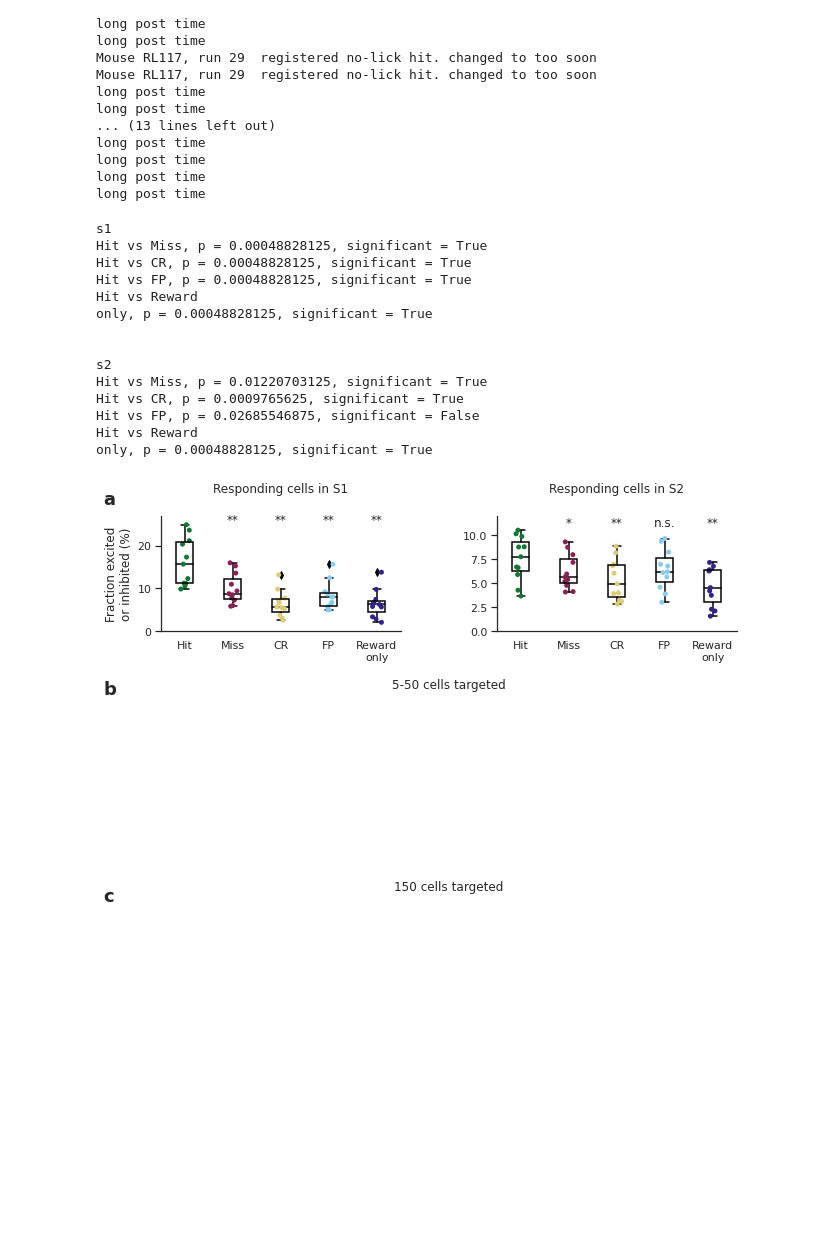
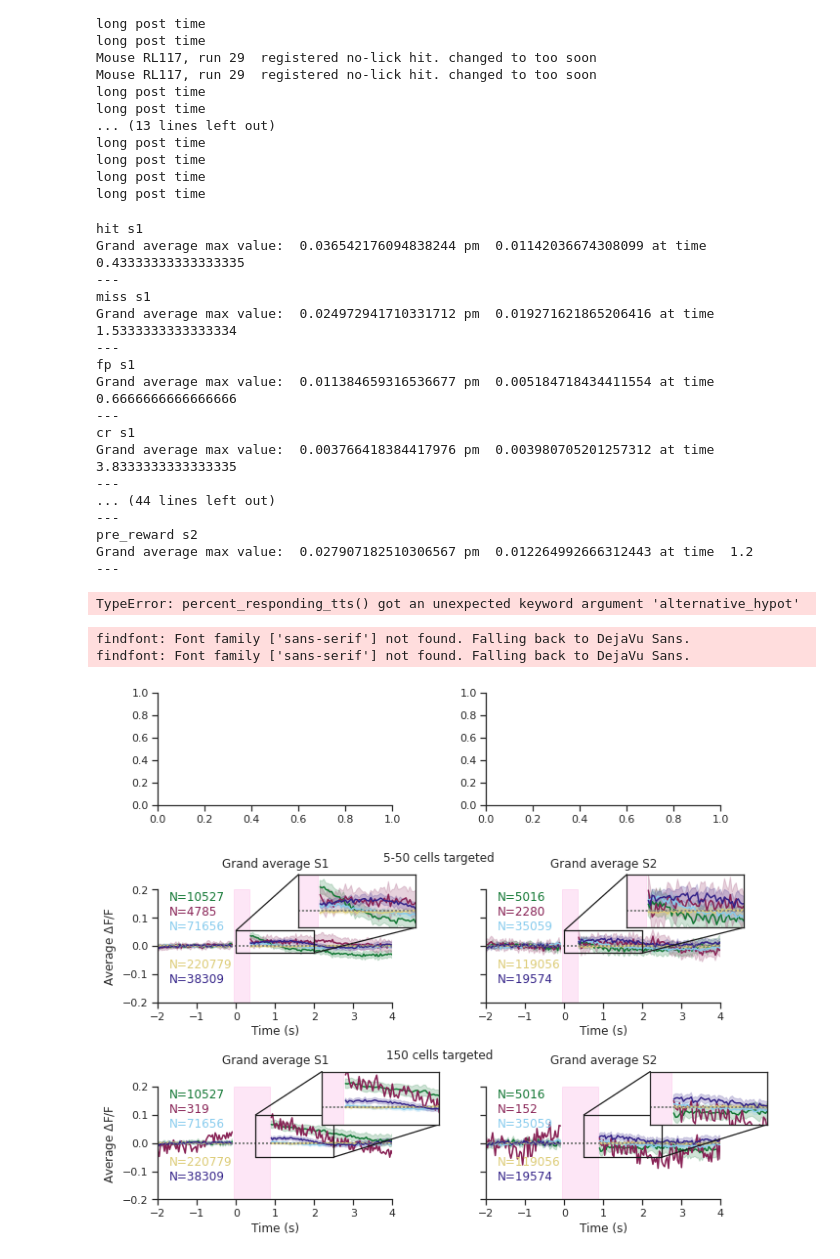
Before and after one commit to Packer-Lab/popping-off, a Jupyter notebook: notebooks/Paper Figures/figure2_supp.ipynb, the cells around one changed output. Drawn from its saved outputs; the diff is of its cells as text; code cells hidden in the pictures; blank space fills up the shorter version.

```diff
--- a/notebooks/Paper Figures/figure2_supp.ipynb
+++ b/notebooks/Paper Figures/figure2_supp.ipynb
@@ -45,7 +45,7 @@ long post time
 long post time
 # %%
 fig = plt.figure(constrained_layout=False, figsize=(8, 8))
-save_fig = False
+save_fig = True
 
 tts = ['hit', 'miss', 'fp', 'cr', 'pre_reward']
 
@@ -56,62 +56,68 @@ without_150 = fig.add_gridspec(ncols=2, nrows=1, bottom=0.45, top=0.65, right=1,
 only_150 = fig.add_gridspec(ncols=2, nrows=1, bottom=0.1, top=0.3, right=1, left=0,
                             wspace=0.4, hspace=0.85)
 
 fig.text(0.5, 0.7, '5-50 cells targeted', ha="center")
 fig.text(0.5, 0.35, '150 cells targeted', ha="center")
 
-# ## b, c
-# ax_pop_activity_wo = {xx: fig.add_subplot(without_150[xx]) for xx in range(2)}
+## b, c
+ax_pop_activity_wo = {xx: fig.add_subplot(without_150[xx]) for xx in range(2)}
 
-# for n_cells in [[5, 10, 20, 30, 40, 50]]:
-#     tmp = pop.plot_average_tt_s1_s2(msm, n_cells, tts_plot=tts,
-#                                    ax_s1=ax_pop_activity_wo[0], ax_s2=ax_pop_activity_wo[1],
-#                                    plot_legend=(n_cells == 50))
+for n_cells in [[5, 10, 20, 30, 40, 50]]:
+    tmp = pop.plot_average_tt_s1_s2(msm, n_cells, tts_plot=tts,
+                                   ax_s1=ax_pop_activity_wo[0], ax_s2=ax_pop_activity_wo[1],
+                                   plot_legend=(n_cells == 50))
 
-# ax_pop_activity_wo[0].set_title('Grand average S1', y=1.15)
-# ax_pop_activity_wo[1].set_title('Grand average S2', y=1.15)
+ax_pop_activity_wo[0].set_title('Grand average S1', y=1.15)
+ax_pop_activity_wo[1].set_title('Grand average S2', y=1.15)
 
-# ## d, e
-# ax_pop_activity_150 = {xx: fig.add_subplot(only_150[xx]) for xx in range(2)}
+## d, e
+ax_pop_activity_150 = {xx: fig.add_subplot(only_150[xx]) for xx in range(2)}
 
-# for n_cells in [[150]]:
-#     tmp = pop.plot_average_tt_s1_s2(msm, n_cells, tts_plot=tts,
-#                                    ax_s1=ax_pop_activity_150[0], ax_s2=ax_pop_activity_150[1],
-#                                    plot_legend=False, zoom_ylims=(-0.05, 0.1))
+for n_cells in [[150]]:
+    tmp = pop.plot_average_tt_s1_s2(msm, n_cells, tts_plot=tts,
+                                   ax_s1=ax_pop_activity_150[0], ax_s2=ax_pop_activity_150[1],
+                                   plot_legend=False, zoom_ylims=(-0.05, 0.1))
 
-# ax_pop_activity_150[0].set_title('Grand average S1', y=1.15)
-# ax_pop_activity_150[1].set_title('Grand average S2', y=1.15)
+ax_pop_activity_150[0].set_title('Grand average S1', y=1.15)
+ax_pop_activity_150[1].set_title('Grand average S2', y=1.15)
 
 ## a
 ax_rains = [fig.add_subplot(rains[xx]) for xx in range(2)]
 pop.despine(ax_rains[0])
 pop.despine(ax_rains[1])
 
 pop.percent_responding_tts(lm_list=msm.linear_models, axes=ax_rains,
-                           alternative_hypot='two-sided')  # use 'greater' for one-sided that hit is greater than other tts
+                           alternative_hypothesis='two-sided')  # use 'greater' for one-sided that hit is greater than other tts
 
 ax_rains[0].set_title('Responding cells in S1', y=1.15)
 ax_rains[1].set_title('Responding cells in S2', y=1.15)
 
 fig.text(s='a', x=-0.1, y=1.02, fontdict={'weight': 'bold', 'size': 18})
 fig.text(s='b', x=-0.1, y=0.69, fontdict={'weight': 'bold', 'size': 18})
 fig.text(s='c', x=-0.1, y=0.33, fontdict={'weight': 'bold', 'size': 18})
 
 if save_fig:
     plt.savefig('/home/tplas/repos/popping-off/figures/full_figs_manuscript/Supplementary_Figure1.pdf',
                 bbox_inches='tight')
 # %% [output]
-s1
-Hit vs Miss, p = 0.00048828125, significant = True
-Hit vs CR, p = 0.00048828125, significant = True
-Hit vs FP, p = 0.00048828125, significant = True
-Hit vs Reward
-only, p = 0.00048828125, significant = True
-
-
-s2
-Hit vs Miss, p = 0.01220703125, significant = True
-Hit vs CR, p = 0.0009765625, significant = True
-Hit vs FP, p = 0.02685546875, significant = False
-Hit vs Reward
-only, p = 0.00048828125, significant = True
+hit s1
+Grand average max value:  0.036542176094838244 pm  0.01142036674308099 at time  0.43333333333333335
+---
+miss s1
+Grand average max value:  0.024972941710331712 pm  0.019271621865206416 at time  1.5333333333333334
+---
+fp s1
+Grand average max value:  0.011384659316536677 pm  0.005184718434411554 at time  0.6666666666666666
+---
+cr s1
+Grand average max value:  0.003766418384417976 pm  0.003980705201257312 at time  3.8333333333333335
+---
+... (44 lines left out)
+---
+pre_reward s2
+Grand average max value:  0.027907182510306567 pm  0.012264992666312443 at time  1.2
+---
+TypeError: percent_responding_tts() got an unexpected keyword argument 'alternative_hypot'
+findfont: Font family ['sans-serif'] not found. Falling back to DejaVu Sans.
+findfont: Font family ['sans-serif'] not found. Falling back to DejaVu Sans.
-[figure, old version]
+[figure, new version]
```
Also changed, not shown: 2 other files.
